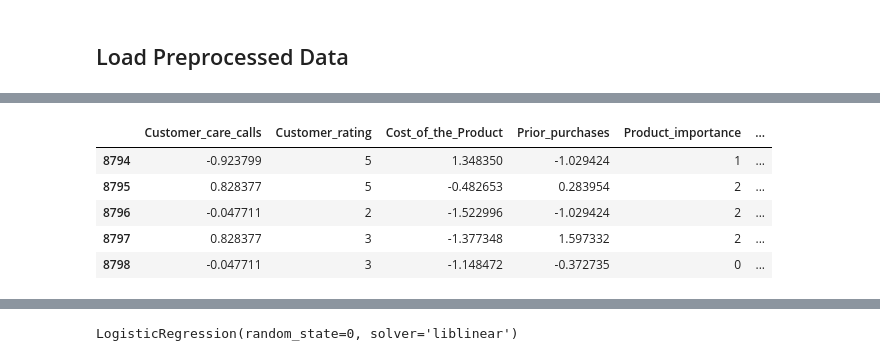
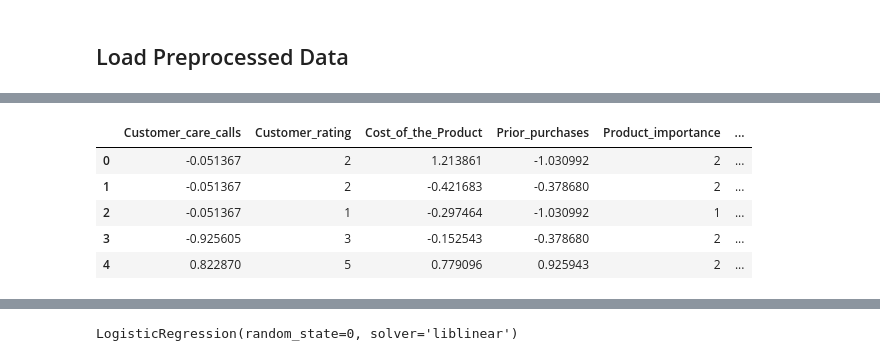
Before and after one commit to kdevoe/aai510-group7, a Jupyter notebook: shipping_modeling_setA.ipynb, the cells around one changed output, grey strips where cells are left out. Drawn from its saved outputs; the diff is of its cells as text; code cells hidden in the pictures.

```diff
--- a/shipping_modeling_setA.ipynb
+++ b/shipping_modeling_setA.ipynb
@@ -49,9 +57,9 @@ X_train.head()
 # %%
-X_train.tail()
+X_val.head()
 # %% [output]
 |  | Customer_care_calls | Customer_rating | Cost_of_the_Product | Prior_purchases | Product_importance | ... |
-| 8794 | -0.923799 | 5 | 1.348350 | -1.029424 | 1 | ... |
-| 8795 | 0.828377 | 5 | -0.482653 | 0.283954 | 2 | ... |
-| 8796 | -0.047711 | 2 | -1.522996 | -1.029424 | 2 | ... |
-| 8797 | 0.828377 | 3 | -1.377348 | 1.597332 | 2 | ... |
-| 8798 | -0.047711 | 3 | -1.148472 | -0.372735 | 0 | ... |
+| 0 | -0.051367 | 2 | 1.213861 | -1.030992 | 2 | ... |
+| 1 | -0.051367 | 2 | -0.421683 | -0.378680 | 2 | ... |
+| 2 | -0.051367 | 1 | -0.297464 | -1.030992 | 1 | ... |
+| 3 | -0.925605 | 3 | -0.152543 | -0.378680 | 2 | ... |
+| 4 | 0.822870 | 5 | 0.779096 | 0.925943 | 2 | ... |
```
Also changed, not shown: parts of 18 cells of this notebook.
